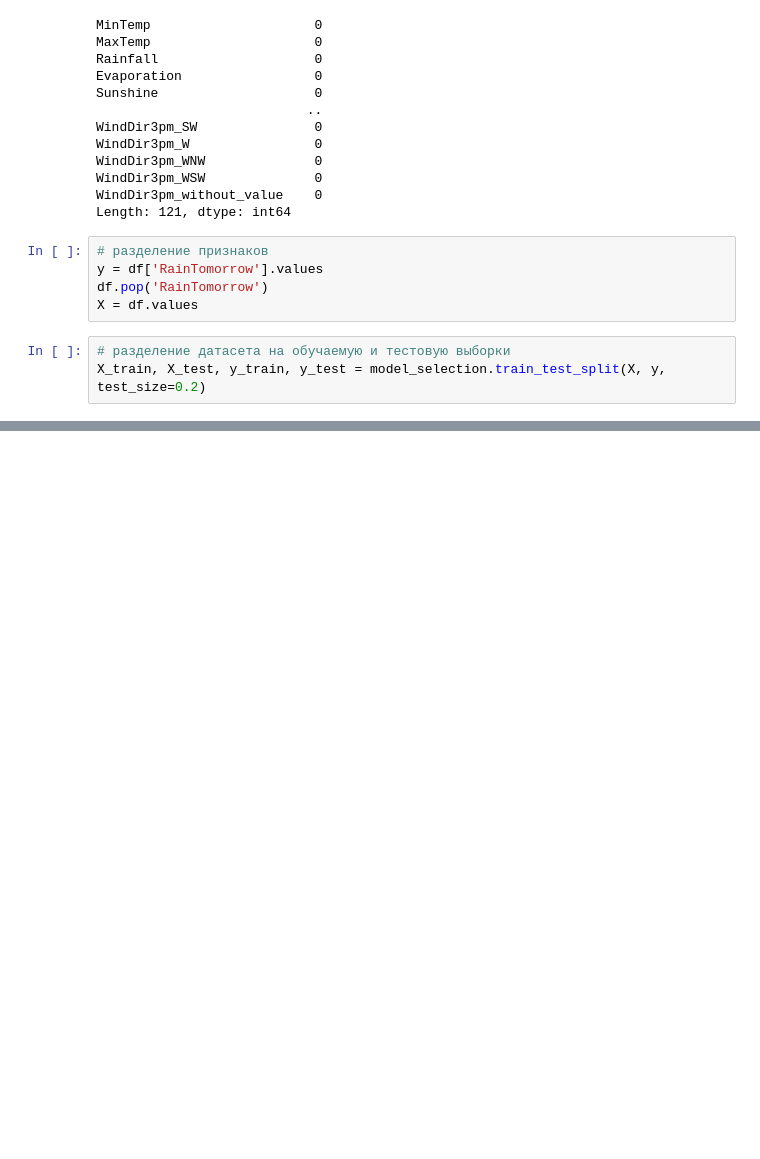
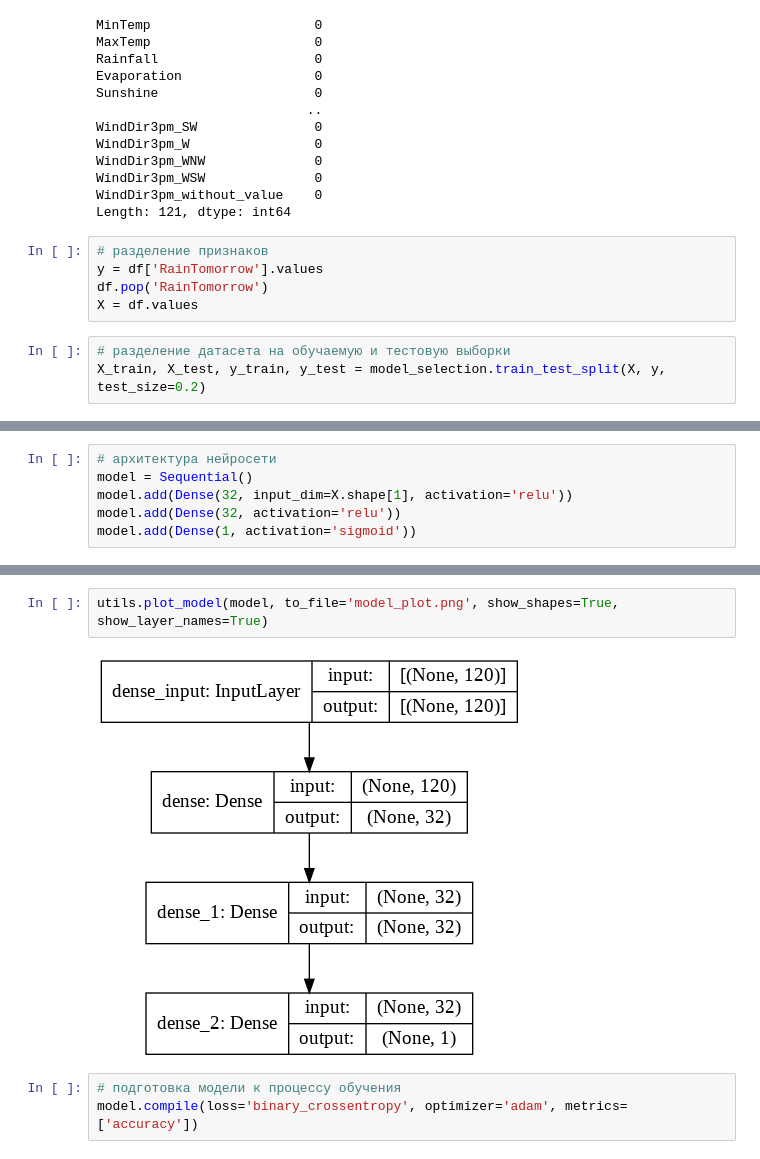
Before and after one commit to Neoxenr/machine-learning, a Jupyter notebook: notebooks/7_nn_keras.ipynb, the cells around one changed output, grey strips where cells are left out. Drawn from its saved outputs; the diff is of its cells as text; blank space fills up the shorter version.

```diff
--- a/notebooks/7_nn_keras.ipynb
+++ b/notebooks/7_nn_keras.ipynb
@@ -60,0 +70,6 @@ X_test = scaler.transform(X_test)
+# %%
+# архитектура нейросети
+model = Sequential()
+model.add(Dense(32, input_dim=X.shape[1], activation='relu'))
+model.add(Dense(32, activation='relu'))
+model.add(Dense(1, activation='sigmoid'))
@@ -60,0 +95,7 @@ X_test = scaler.transform(X_test)
+# %%
+utils.plot_model(model, to_file='model_plot.png', show_shapes=True, show_layer_names=True)
+# %% [output]
+[figure, added]
+# %%
+# подготовка модели к процессу обучения
+model.compile(loss='binary_crossentropy', optimizer='adam', metrics=['accuracy'])
```
Also changed, not shown: parts of 50 cells of this notebook.
